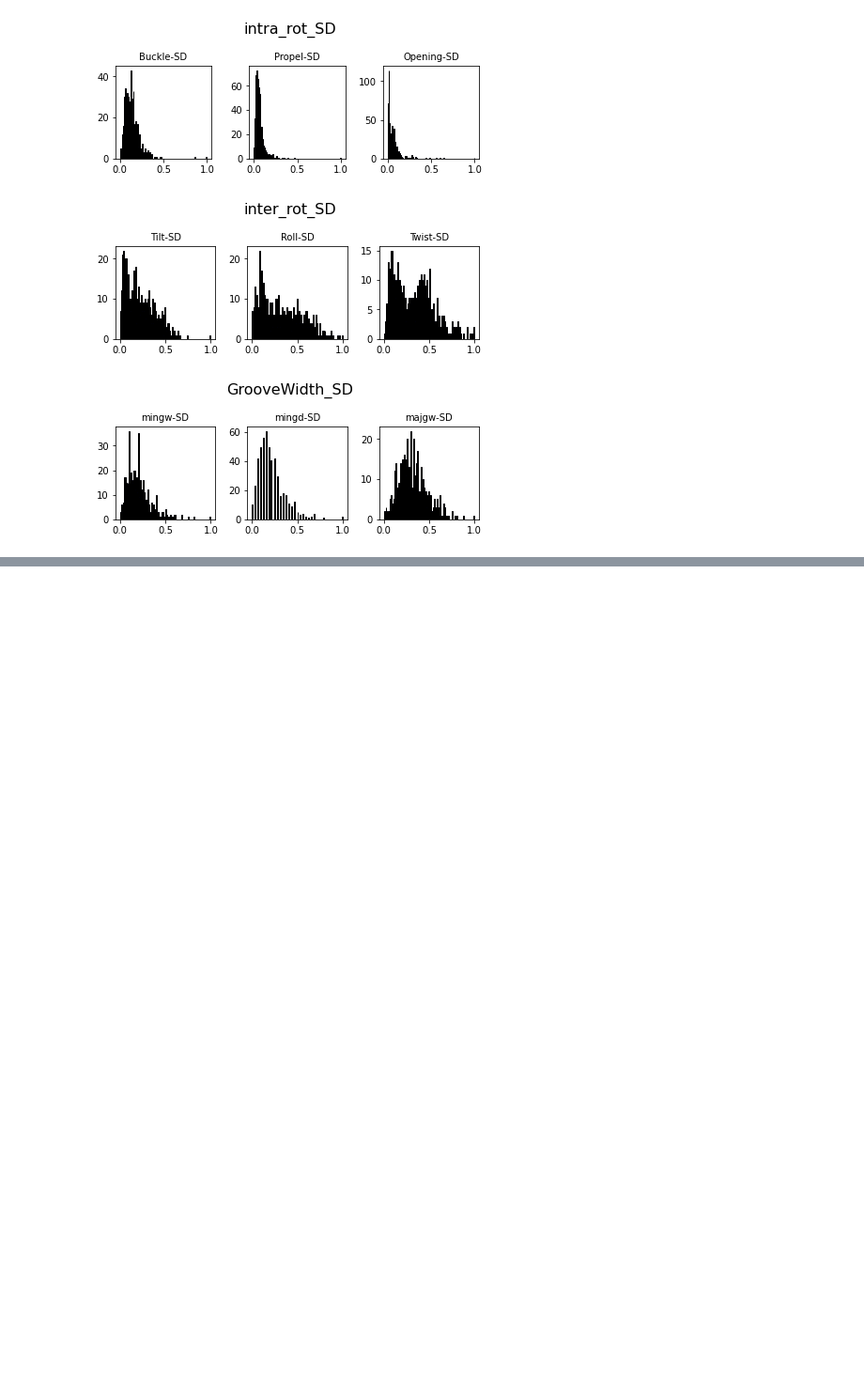
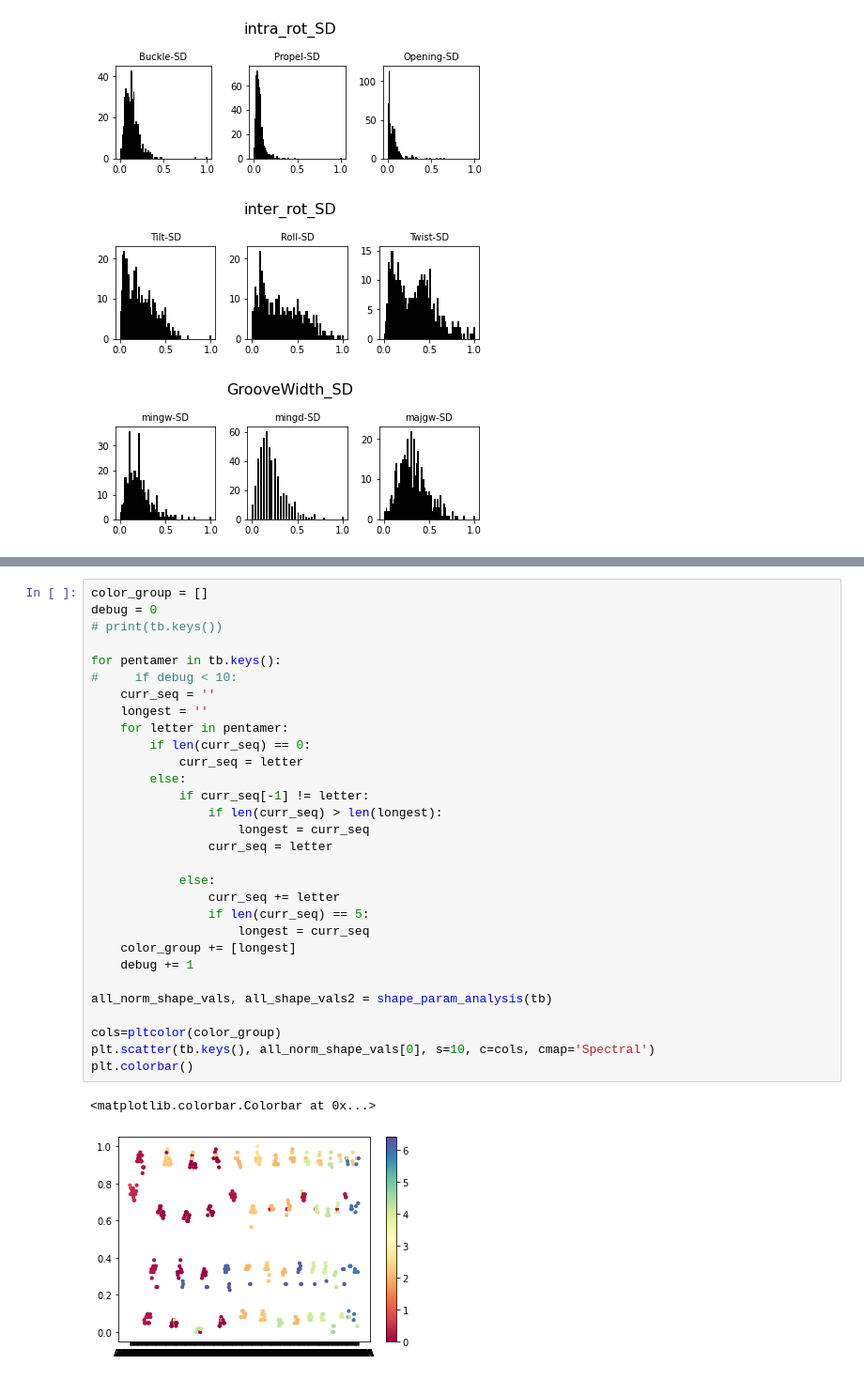
Before and after one commit to beckii0930/nucleosome_occupancy, a Jupyter notebook: SD_value/SD_val_analysis.ipynb, the cells around one changed output, grey strips where cells are left out. Shown at 94% size. Cells and saved outputs as stored; diff of their text form; blank space fills up the shorter version.

```diff
--- a/SD_value/SD_val_analysis.ipynb
+++ b/SD_value/SD_val_analysis.ipynb
@@ -280,0 +327,33 @@ for i in range(len(All_params)):
+# %%
+color_group = []
+debug = 0
+# print(tb.keys())
+
+for pentamer in tb.keys():
+#     if debug < 10:
+    curr_seq = ''
+    longest = ''
+    for letter in pentamer:
+        if len(curr_seq) == 0:
+            curr_seq = letter
+        else:
+            if curr_seq[-1] != letter:
+                if len(curr_seq) > len(longest):
+                    longest = curr_seq
+                curr_seq = letter
+
+            else:
+                curr_seq += letter
+                if len(curr_seq) == 5:
+                    longest = curr_seq
+    color_group += [longest]
+    debug += 1
+
+all_norm_shape_vals, all_shape_vals2 = shape_param_analysis(tb)
+
+cols=pltcolor(color_group)
+plt.scatter(tb.keys(), all_norm_shape_vals[0], s=10, c=cols, cmap='Spectral')
+plt.colorbar()
+# %% [output]
+<matplotlib.colorbar.Colorbar at 0x...>
+[figure, added]
```
Also changed, not shown: parts of 9 cells of this notebook.
